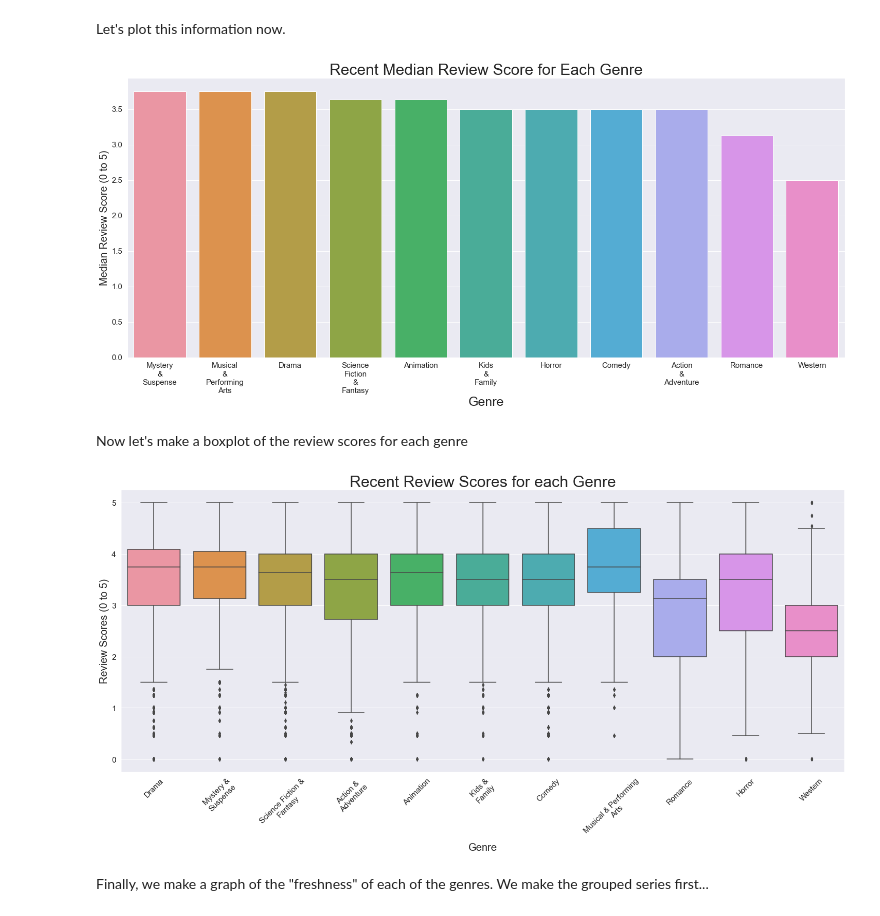
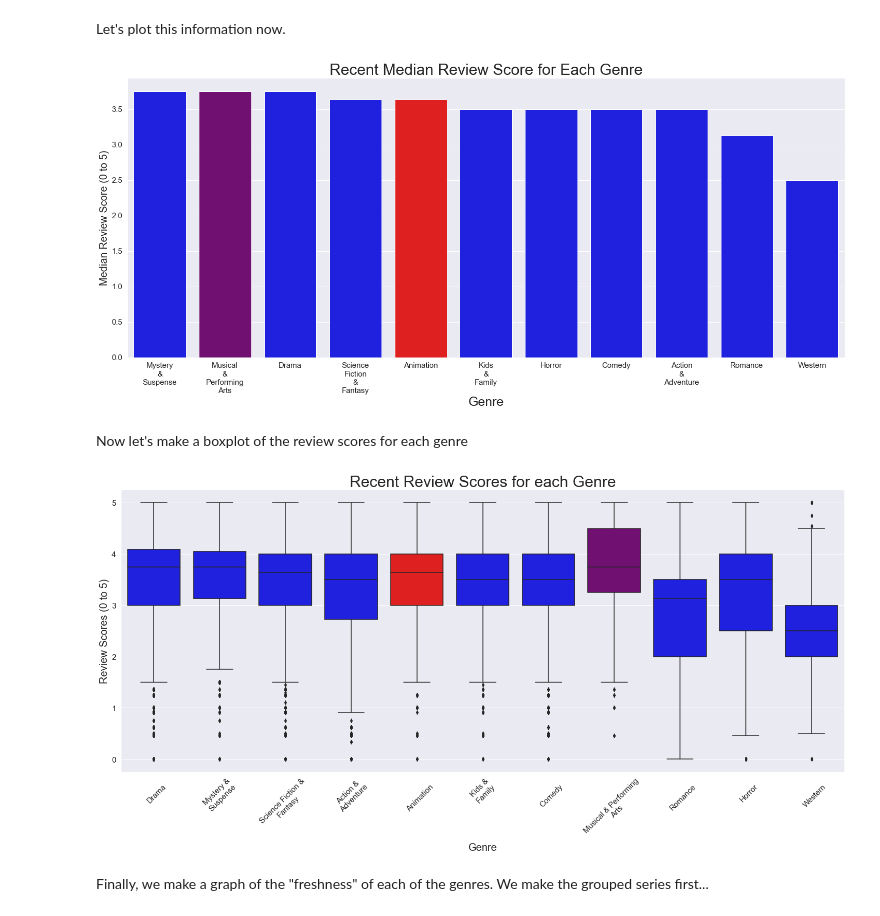
Before and after one commit to andre3000y/Movie_box_office_analysis, a Jupyter notebook: The Notebook.ipynb, the cells around one changed output. Saved outputs shown, nothing was run; the diff lists cells and outputs as text; code cells hidden in the pictures.

Commit message:
fixed graphs

```diff
--- a/The Notebook.ipynb
+++ b/The Notebook.ipynb
@@ -519,0 +522,11 @@ drop_list #let's take a look at the list we made
+# %%
+def colorlist(genrelist):
+    palette = {}
+    for genre in genrelist:
+        if 'Musical' in genre:
+            palette[genre] = 'purple'
+        elif 'Animation' in genre:
+            palette[genre] = 'red'
+        else:
+            palette[genre] = 'blue'
+    return palette
@@ -676,23 +691,23 @@ Name: review_score, dtype: float64
 Let's plot this information now.
 # %%
 fig5, ax5 = plt.subplots(figsize = (25,10))
-ax5 = sns.barplot(x = df_g_sc_rec.index, y = df_g_sc_rec.values)
+ax5 = sns.barplot(x = df_g_sc_rec.index, y = df_g_sc_rec.values, palette = colorlist(df_g_sc_rec.index))
 
 ax5.set_title('Recent Median Review Score for Each Genre', fontsize = 30)
 ax5.set_xlabel('Genre', fontsize = 25)
 ax5.set_ylabel('Median Review Score (0 to 5)', fontsize = 20)
 ax5.tick_params(axis = 'both', labelsize = 15)
 plt.savefig('images/rec_median_sc_gen');
 # %% [output]
-[figure, old version]
+[figure, new version]
 # %% [markdown]
 Now let's make a boxplot of the review scores for each genre
 # %%
 df_genre_edit_rec = copy.deepcopy(df_recgen) #making a copy so we can clean the genre names
-df_genre_edit_rec['genres'] = df_genre_edit_rec['genres'].map(lambda x: (' '.join(x.split()[:-1])+'\n'+x.split()[-1]).strip('\n')) #cleaning names here
+df_genre_edit_rec['genres'] = df_genre_edit_rec['genres'].map(lambda x: ' '.join(x.split()[:-1])+'\n'+x.split()[-1]) #cleaning names here
 
 fig6, ax6 = plt.subplots(figsize = (25,10))
-ax6 = sns.boxplot(data = df_genre_edit_rec, x = 'genres', y = 'review_score')
+ax6 = sns.boxplot(data = df_genre_edit_rec, x = 'genres', y = 'review_score', palette = colorlist(df_genre_edit_rec['genres'].unique()))
 
 ax6.set_title('Recent Review Scores for each Genre', fontsize = 30)
 ax6.set_xlabel('Genre', fontsize = 20)
@@ -701,7 +716,7 @@ plt.xticks(rotation = 45)
 ax6.tick_params(axis = 'both', labelsize = 15)
 plt.savefig('images/rec_box_sc_gen');
 # %% [output]
-[figure, old version]
+[figure, new version]
 # %% [markdown]
 Finally, we make a graph of the "freshness" of each of the genres. We make the grouped series first...
 # %%
```
Also changed, not shown: parts of 14 cells of this notebook, 10 other files.
